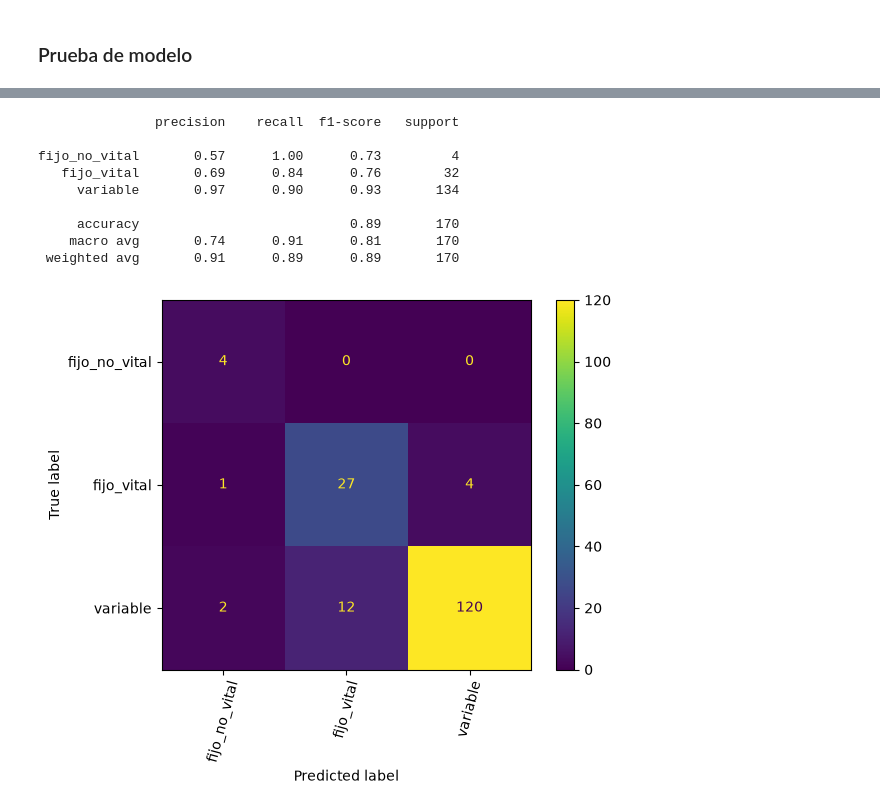
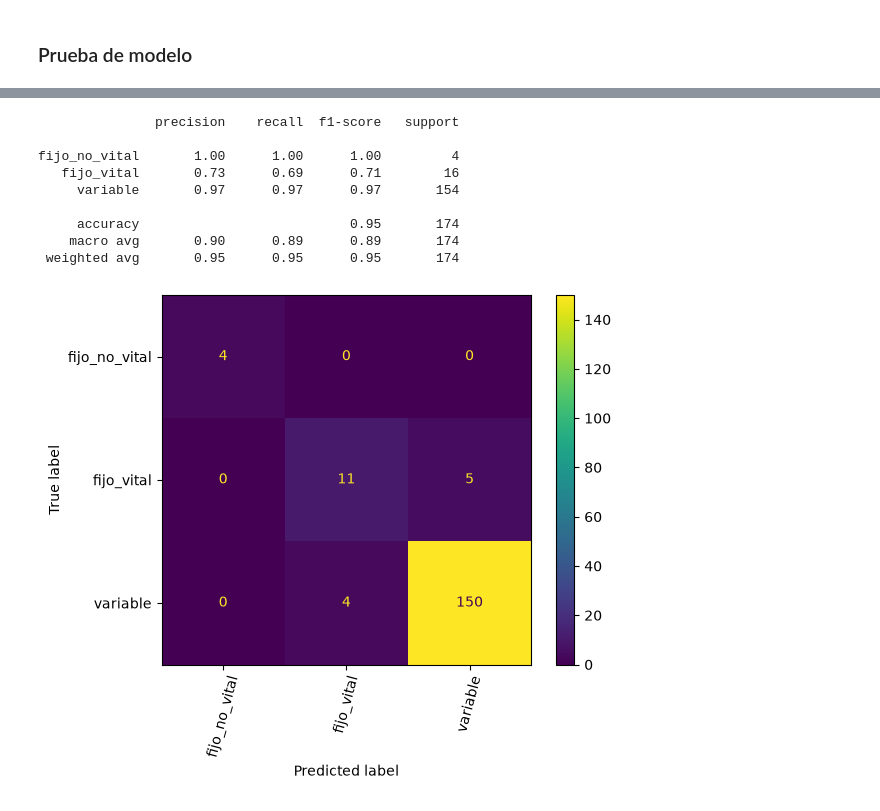
Before and after one commit to No-Country-simulation/G9-LATAM-Team71, a Jupyter notebook: data-science/Finance_AI_Asistente_Inteligente_de_Salud_Financiera.ipynb, the cells around one changed output, grey strips where cells are left out. Cells and saved outputs as stored; diff of their text form; code cells hidden in the pictures.

Commit message:
serializacion de modelos

```diff
--- a/data-science/Finance_AI_Asistente_Inteligente_de_Salud_Financiera.ipynb
+++ b/data-science/Finance_AI_Asistente_Inteligente_de_Salud_Financiera.ipynb
@@ -23,6 +25,5 @@ Obtención de datos
 # %%
-# url = 'https://raw.githubusercontent.com/No-Country-simulation/G9-LATAM-Team71/refs/heads/develop/data-science/csv_prueba_modelo.csv'
-url = 'csv_prueba_modelo.csv'
+url = 'https://raw.githubusercontent.com/No-Country-simulation/G9-LATAM-Team71/refs/heads/develop/data-science/csv_prueba_modelo.csv'
 data = pd.read_csv(url)
 
 data = data.drop(index=761)
@@ -45,7 +46,8 @@ memory usage: 62.0 KB
 Separacion de variables, la variable a predecir (y) es la categoria que representa la descripción
 # %%
 y_categoria = data.categoria
-X_categoria = X_cualidad = data.descripcion
+X_categoria = data.descripcion
+X_cualidad = data.descripcion
 y_cualidad = data.cualidad
 # %% [markdown]
 Grupo de palabras que se usan para delimitar la oración, y quedan fuera de nuestra lista
@@ -98,7 +85,7 @@ metrics = ['accuracy','recall_macro','f1_macro']
 
 
 def probar_modelo(X,y, modelo, balanceo = None):
-  pipeline = imbpipeline([('vectorizacion',vectorizer),('balanceo',balanceo),('modelo',modelo)])
+  pipeline = imbpipeline([('vectorizacion',TfidfVectorizer(stop_words=stop_words)),('balanceo',balanceo),('modelo',modelo)])
 
   cv_resultados = cross_validate(pipeline,X,y,cv=skf,scoring=metrics)
   return cv_resultados
@@ -106,7 +93,7 @@ def probar_modelo(X,y, modelo, balanceo = None):
 
 # funcion ejecutar modelo
 def entrenar_modelo(modelo, balanceo = None):
-  pipeline = imbpipeline([('vectorizacion',vectorizer),('balanceo',balanceo),('modelo',modelo)])
+  pipeline = imbpipeline([('vectorizacion',TfidfVectorizer(stop_words=stop_words)),('balanceo',balanceo),('modelo',modelo)])
 
   return pipeline
 # %% [markdown]
@@ -252,18 +232,18 @@ weighted avg       0.81      0.78      0.78       170
 # %%
-modelo_cualidad_svm = entrenar_modelo(svm,SMOTE())
+modelo_cualidad_svm = entrenar_modelo(LinearSVC(),SMOTE())
 modelo_cualidad_svm.fit(X_cualidad_train,y_cualidad_train)
 
 y_pred = modelo_cualidad_svm.predict(X_cualidad_test)
 print(classification_report(y_cualidad_test,y_pred))
 ConfusionMatrixDisplay.from_predictions(y_cualidad_test,y_pred,xticks_rotation=75);
 # %% [output]
                precision    recall  f1-score   support
 
-fijo_no_vital       0.57      1.00      0.73         4
-   fijo_vital       0.69      0.84      0.76        32
-     variable       0.97      0.90      0.93       134
+fijo_no_vital       1.00      1.00      1.00         4
+   fijo_vital       0.73      0.69      0.71        16
+     variable       0.97      0.97      0.97       154
 
-     accuracy                           0.89       170
-    macro avg       0.74      0.91      0.81       170
- weighted avg       0.91      0.89      0.89       170
+     accuracy                           0.95       174
+    macro avg       0.90      0.89      0.89       174
+ weighted avg       0.95      0.95      0.95       174
-[figure, old version]
+[figure, new version]
```
Also changed, not shown: parts of 12 cells of this notebook, 6 other files.
